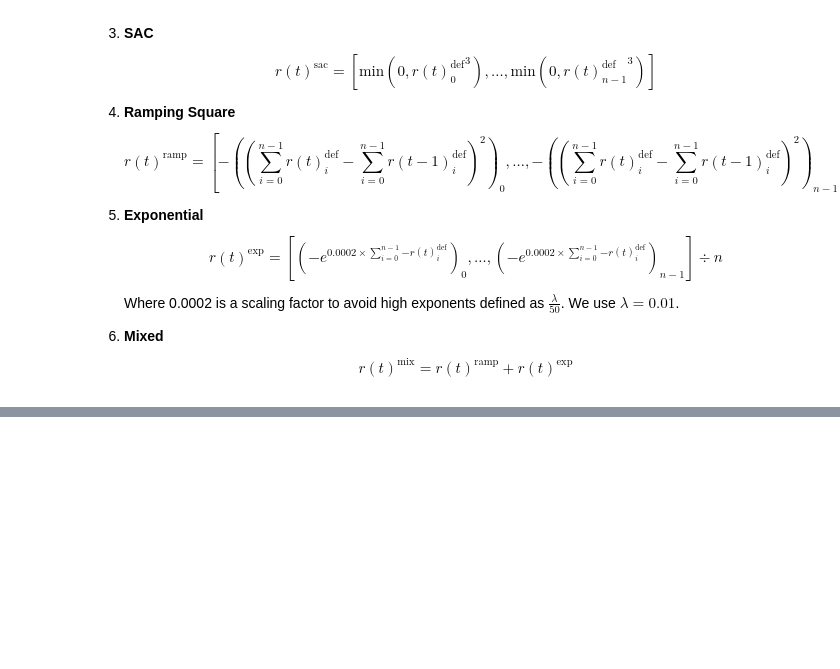
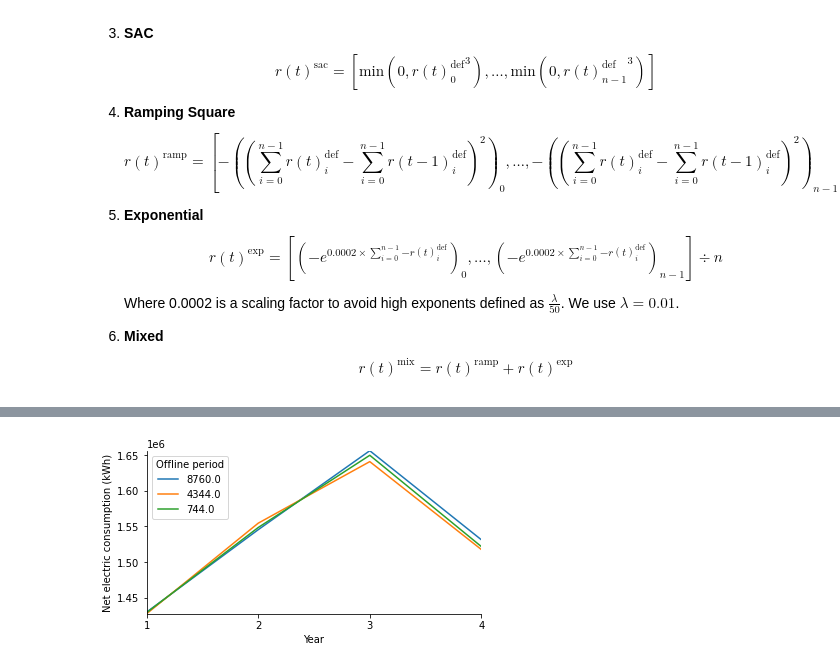
Before and after one commit to intelligent-environments-lab/CityLearn, a Jupyter notebook: reward_function_exploration_analysis.ipynb, the cells around one changed output, grey strips where cells are left out. Saved outputs shown, nothing was run; the diff lists cells and outputs as text; code cells hidden in the pictures; blank space fills up the shorter version.

```diff
--- a/reward_function_exploration_analysis.ipynb
+++ b/reward_function_exploration_analysis.ipynb
@@ -9,3 +8,6 @@ from database import SQLiteDatabase
+# %%
+plt.rcParams['axes.xmargin'] = 0
+plt.rcParams['axes.ymargin'] = 0
 # %% [markdown]
 # Reward Function Design
 ***
@@ -232,5 +46,0 @@ plt.show()
-# %%
-filepath = 'grid_search_data/simulation_output/marlisa-marlisa.pkl'
-
-with open(filepath,'rb') as f:
-    simulation = pickle.load(f)
@@ -262,0 +53,6 @@ database.get_table('cooling_device_timeseries')
+# %%
+c8_simulation_output_directory = 'simulation_output_c8'
+c8_database_filepath = os.path.join(c8_simulation_output_directory,'simulation_output_c8')
+source_filepaths = [os.path.join(c8_simulation_output_directory,f'simulation_{i}.db') for i in range(1,7)]
+CityLearnDatabase.concatenate(c8_database_filepath,source_filepaths)
+database = SQLiteDatabase(c8_database_filepath)
@@ -262,0 +91,31 @@ database.get_table('cooling_device_timeseries')
+# %%
+# environment level net electricity consumption
+plot_metadata = metadata[metadata['agent_name']=='marlisa']
+fig, ax = plt.subplots(1,1,figsize=(6,3))
+
+for _, environment_id, _, exploration_period in plot_metadata.to_records(index=False):
+    query = f"""
+    SELECT
+        CAST (t.timestep / 8760 AS INTEGER) + 1 AS year,
+        SUM(e.net_electric_consumption) AS value
+    FROM environment_timeseries e
+    LEFT JOIN timestep t ON t.id = e.timestep_id
+    WHERE e.environment_id = {environment_id}
+    GROUP BY
+        CAST (t.timestep / 8760 AS INTEGER) + 1
+    """
+    plot_data = database.query_table(query)
+    x = plot_data['year']
+    y = plot_data['value']
+    ax.plot(x,y,label=exploration_period)
+    ax.set_xticks(range(int(min(x)),int(max(x)+1)))
+    ax.set_xlabel('Year')
+    ax.set_ylabel('Net electric consumption (kWh)')
+    ax.spines['right'].set_visible(False)
+    ax.spines['top'].set_visible(False)
+
+ax.legend(title='Offline period')
+ax.margins(0)
+plt.show()
+# %% [output]
+[figure, added]
```
Also changed, not shown: parts of 14 cells of this notebook.
